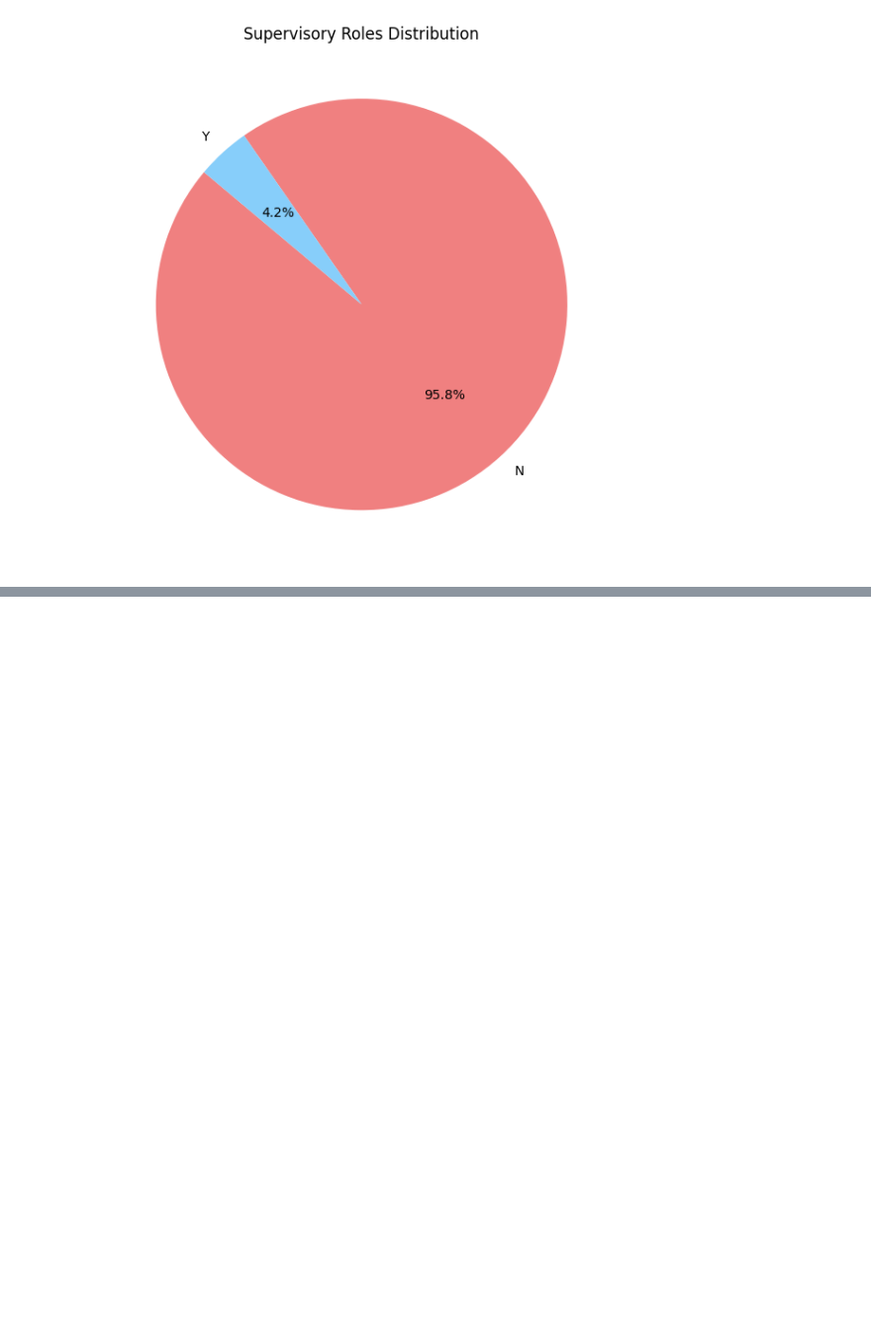
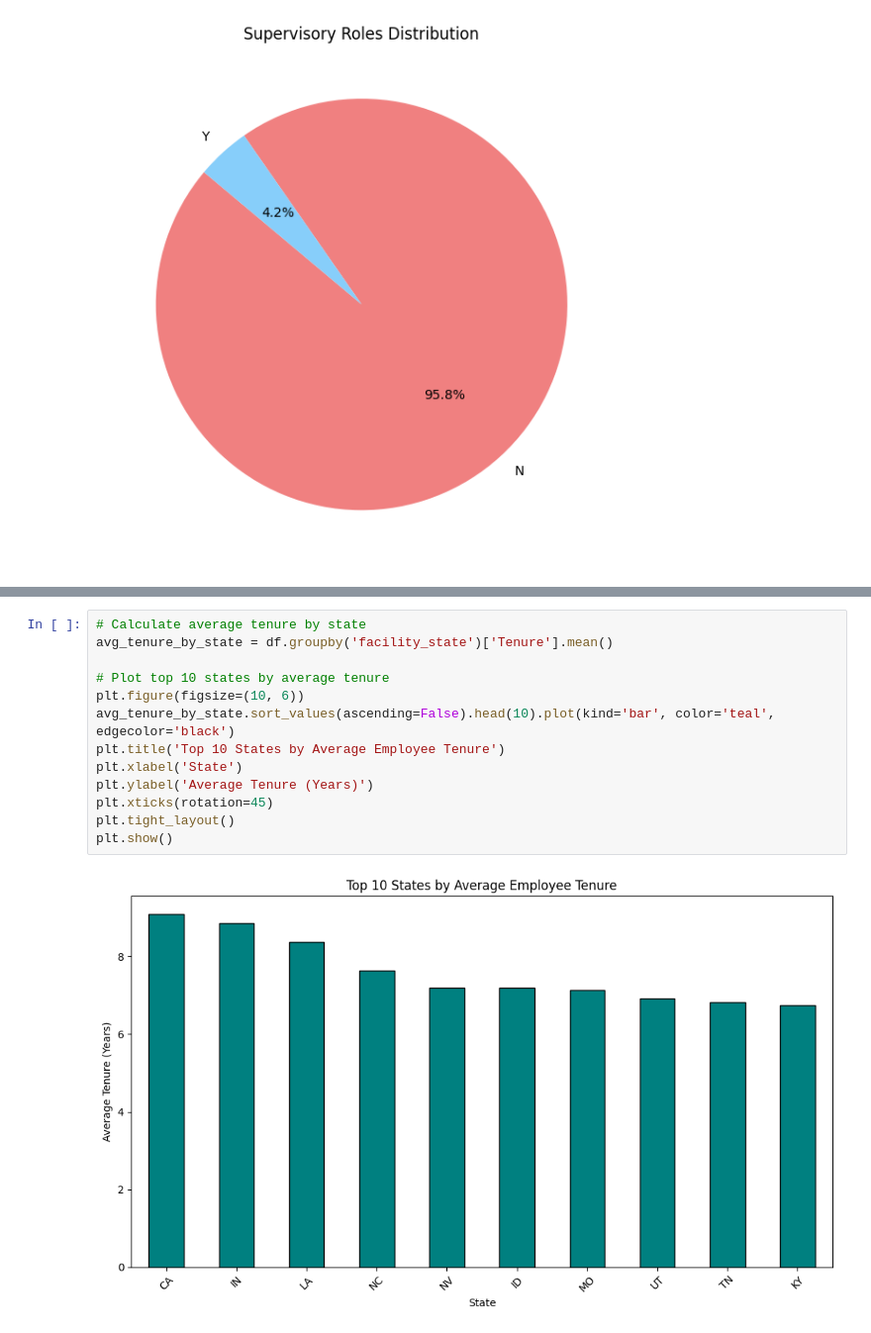
Before and after one commit to Alesandro-Rodriguez/ais-healthcare, a Jupyter notebook: Code/AisHealthcareAnalysis.ipynb, the cells around one changed output, grey strips where cells are left out. Shown at 99% size. Drawn from its saved outputs; the diff is of its cells as text; blank space fills up the shorter version.

```diff
--- a/Code/AisHealthcareAnalysis.ipynb
+++ b/Code/AisHealthcareAnalysis.ipynb
@@ -285,0 +313,15 @@ df
+# %%
+# Calculate average tenure by state
+avg_tenure_by_state = df.groupby('facility_state')['Tenure'].mean()
+
+# Plot top 10 states by average tenure
+plt.figure(figsize=(10, 6))
+avg_tenure_by_state.sort_values(ascending=False).head(10).plot(kind='bar', color='teal', edgecolor='black')
+plt.title('Top 10 States by Average Employee Tenure')
+plt.xlabel('State')
+plt.ylabel('Average Tenure (Years)')
+plt.xticks(rotation=45)
+plt.tight_layout()
+plt.show()
+# %% [output]
+[figure, added]
```
Also changed, not shown: parts of 9 cells of this notebook.
